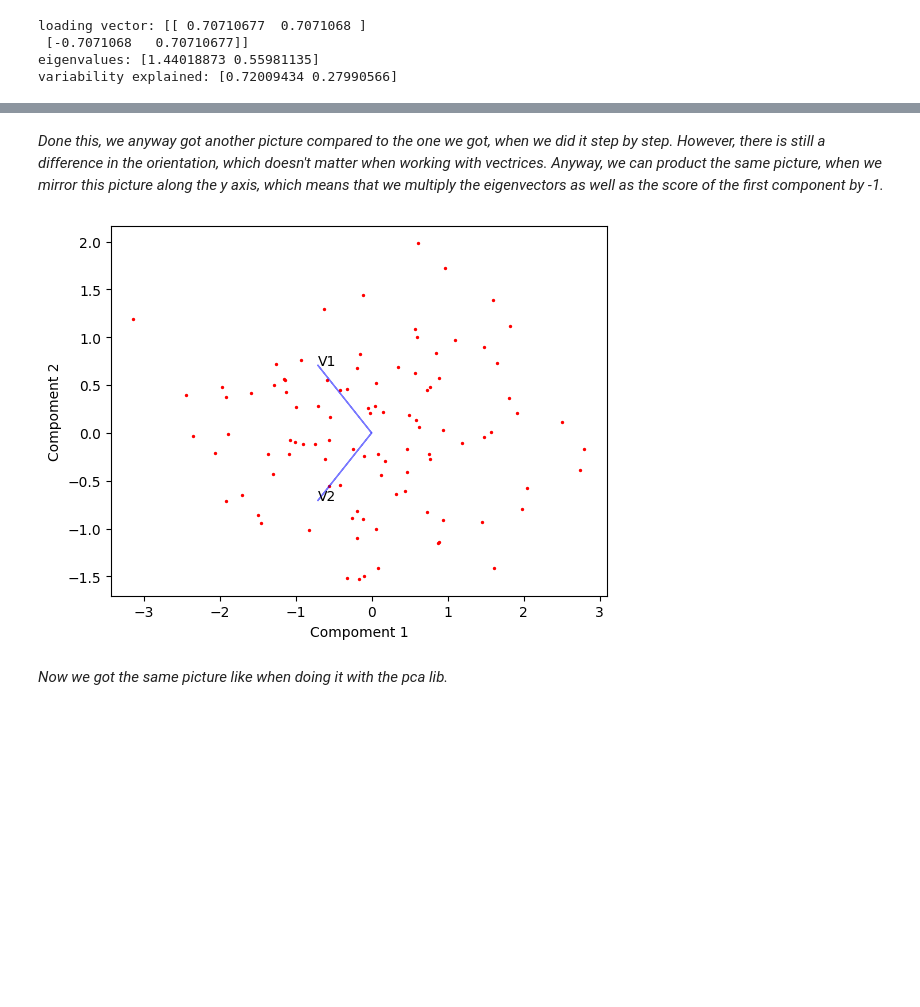
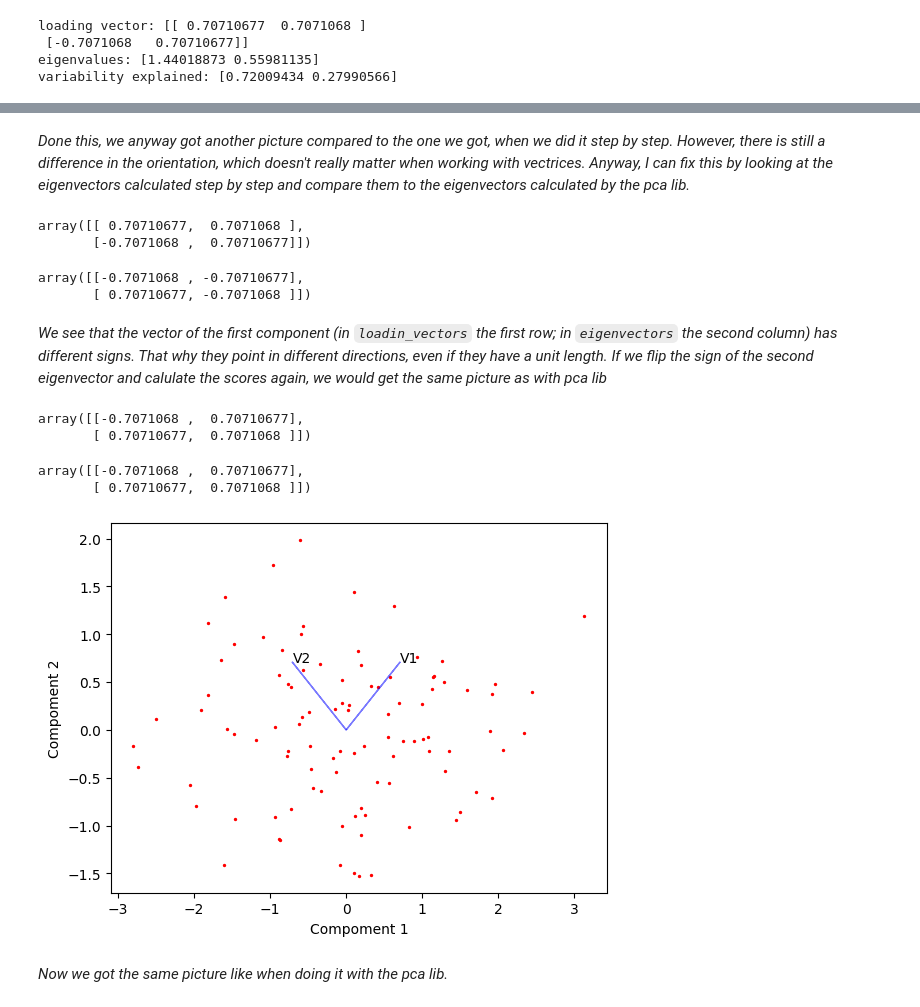
Before and after one commit to gundermann/DML_notebooks, a Jupyter notebook: assignments/assignment2.ipynb, the cells around one changed output, grey strips where cells are left out. Cells and saved outputs as stored; diff of their text form; code cells hidden in the pictures; blank space fills up the shorter version.

````diff
--- a/assignments/assignment2.ipynb
+++ b/assignments/assignment2.ipynb
@@ -301,23 +301,52 @@ plt.show()
 # %% [markdown]
-*Done this, we anyway got another picture compared to the one we got, when we did it step by step. However, there is still a difference in the orientation, which doesn't matter when working with vectrices. Anyway, we can product the same picture, when we mirror this picture along the y axis, which means that we multiply the eigenvectors as well as the score of the first component by -1.*
+*Done this, we anyway got another picture compared to the one we got, when we did it step by step. However, there is still a difference in the orientation, which doesn't really matter when working with vectrices. Anyway, I can fix this by looking at the eigenvectors calculated step by step and compare them to the eigenvectors calculated by the pca lib.*
+# %%
+loading_vector
+# %% [output]
+array([[ 0.70710677,  0.7071068 ],
+       [-0.7071068 ,  0.70710677]])
+# %%
+eigenvectors
+# %% [output]
+array([[-0.7071068 , -0.70710677],
+       [ 0.70710677, -0.7071068 ]])
+# %% [markdown]
+*We see that the vector of the first component (in ```loadin_vectors``` the first row; in ```eigenvectors``` the second column) has different signs. That why they point in different directions, even if they have a unit length. If we flip the sign of the second eigenvector and calulate the scores again, we would get the same picture as with pca lib*
+# %%
+eigenvectors_neg = eigenvectors
+eigenvectors_neg[:,1] = -1 * eigenvectors[:,1]
+eigenvectors_neg
+# %% [output]
+array([[-0.7071068 ,  0.70710677],
+       [ 0.70710677,  0.7071068 ]])
+# %%
+eigenvectors_neg_t = np.transpose(eigenvectors_neg)
+eigenvectors_neg_t
+# %% [output]
+array([[-0.7071068 ,  0.70710677],
+       [ 0.70710677,  0.7071068 ]])
+# %%
+score_neg = np.dot(eigenvectors_neg_t, np.transpose(std_data))
+score_neg = np.transpose(score_neg)
+score_neg = score_neg[:,::-1]
 # %%
-plt.scatter(pca_score[:,0] * -1, pca_score[:,1], c='r', s=2)
+plt.scatter(score_neg[:,0], score_neg[:,1], c='r', s=2)
 
-x1 = loading_vector[0, 0] * -1
-y1 = loading_vector[1, 0] * -1
+x1 = eigenvectors_neg_t[1, 0] # secton eigenvector comes with highest eigenvalue
+y1 = eigenvectors_neg_t[1, 1]
 plt.arrow(0, 0, x1, y1, color='b', alpha=0.5)
 plt.text(x1, y1, "V1")
 
-x2 = loading_vector[0, 1] * -1
-y2 = loading_vector[1, 1] * -1
+x2 = eigenvectors_neg_t[0, 0]
+y2 = eigenvectors_neg_t[0, 1]
 plt.arrow(0, 0, x2, y2, color='b', alpha=0.5)
 plt.text(x2, y2, "V2")
 
 plt.xlabel('Compoment 1')
 plt.ylabel('Compoment 2')
 plt.show()
 # %% [output]
-[figure, old version]
+[figure, new version]
 # %% [markdown]
 *Now we got the same picture like when doing it with the pca lib.*
 # %% [markdown]
````
Also changed, not shown: parts of 2 cells of this notebook.
